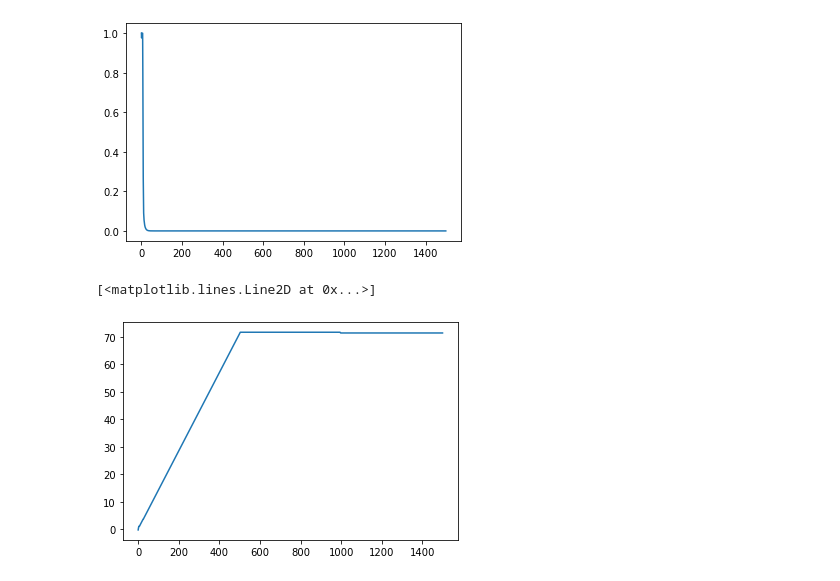
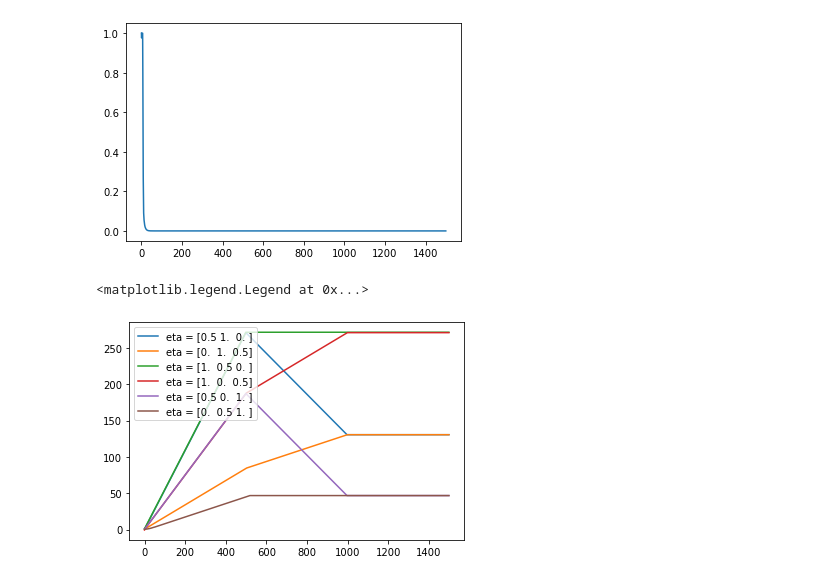
Before and after one commit to spertus/UI-TS, a Jupyter notebook: Code/empiricalBernstein.ipynb, the cells around one changed output. Saved outputs shown, nothing was run; the diff lists cells and outputs as text; code cells hidden in the pictures.

Commit message:
added null test

```diff
--- a/Code/empiricalBernstein.ipynb
+++ b/Code/empiricalBernstein.ipynb
@@ -102,7 +103,22 @@ min_log_mart = log_marts.min(axis = 1)
 min_mart = np.exp(min_log_mart)
 p_value = 1/np.maximum(1, min_mart)
 # %%
-plt.plot(min_log_mart)
+#example when the global is true null
+#it seems like the minimum isn't a supermartingale? Every intersection statistic grows...
+stratum_1_mean = 0.2
+stratum_2_mean = 0.5
+stratum_3_mean = 0.8
+stratum_1 = np.ones(500) * stratum_1_mean
+stratum_2 = np.ones(500) * stratum_2_mean
+stratum_3 = np.ones(500) * stratum_3_mean
+strata = [stratum_1, stratum_2, stratum_3]
+np.mean(np.concatenate(strata))
+log_marts, p_value, minimizing_etas, min_index, stratum_counts = get_eb_p_value(strata = strata, fixed_strategy = False)
-# %% [output]
-[<matplotlib.lines.Line2D at 0x...>]
-[figure, removed]
+# %%
+#plot all intersection martingales
+for j in np.arange(log_marts.shape[1]):
+    plt.plot(log_marts[:,j], label = "eta = " + str(minimizing_etas[j,]))
+plt.legend()
+# %% [output]
+<matplotlib.legend.Legend at 0x...>
+[figure, added]
```
Also changed, not shown: parts of 14 cells of this notebook.
